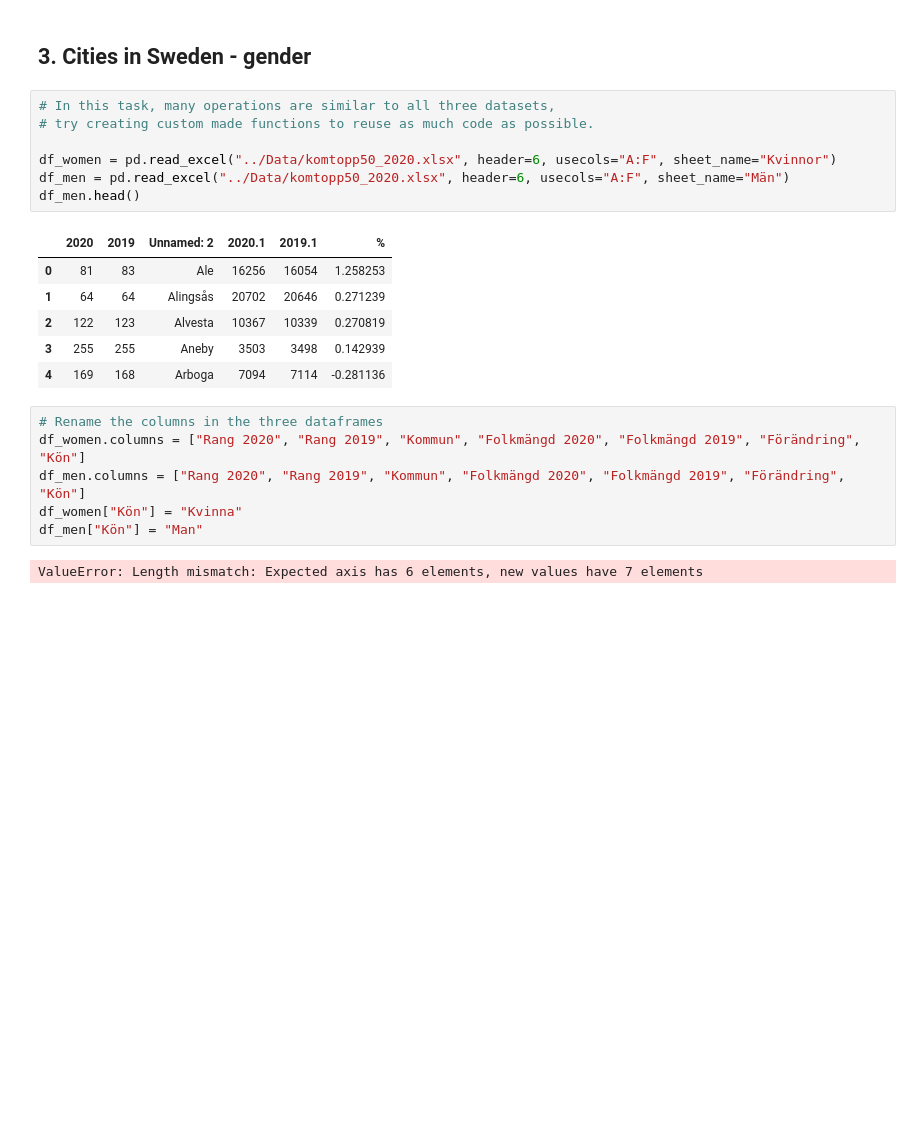
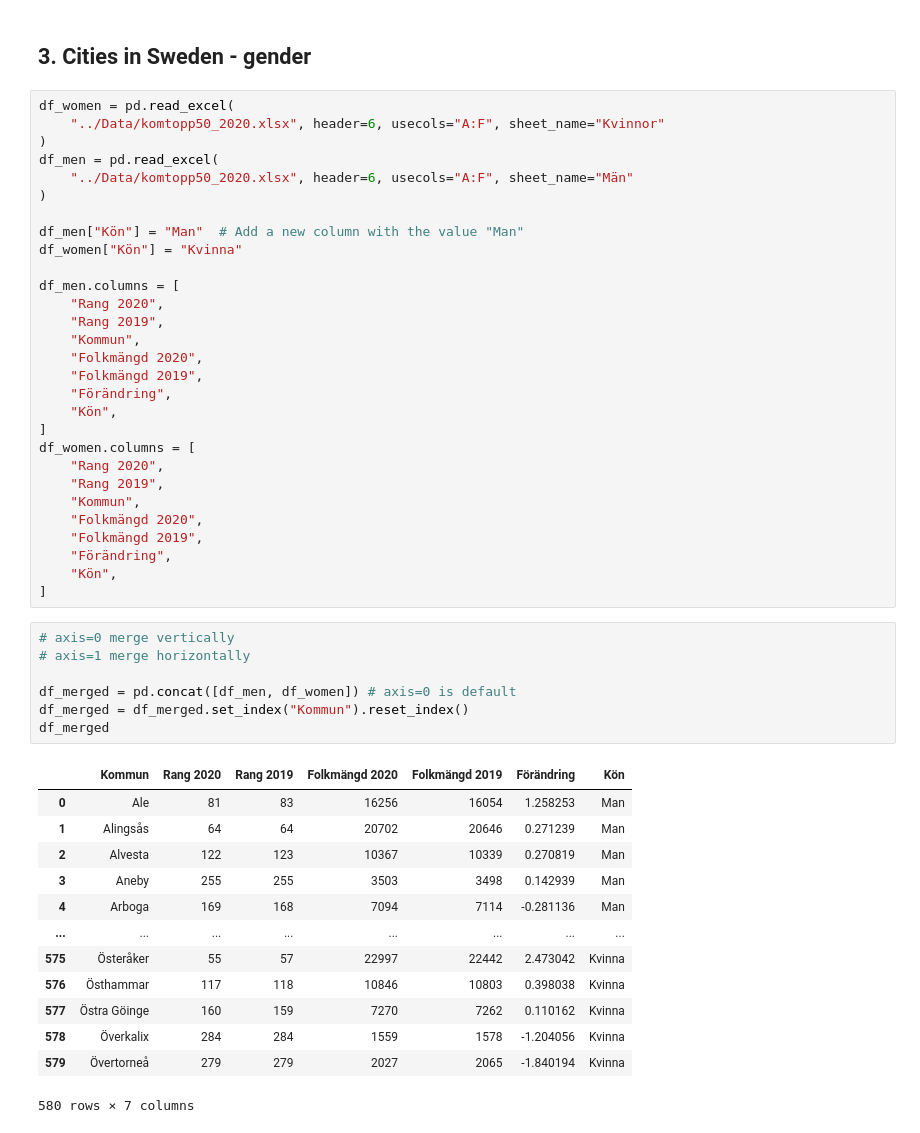
Before and after one commit to eliaselhaddad/Databehandling-Elias-El-Haddad, a Jupyter notebook: Exercises/E00_pandas_basic_syntax.ipynb, the cells around one changed output. Drawn from its saved outputs; the diff is of its cells as text; blank space fills up the shorter version.

```diff
--- a/Exercises/E00_pandas_basic_syntax.ipynb
+++ b/Exercises/E00_pandas_basic_syntax.ipynb
@@ -178,25 +177,53 @@ plt.show()
 [figure]
 # %% [markdown]
 ## 3. Cities in Sweden - gender
-# %%
-# In this task, many operations are similar to all three datasets,
-# try creating custom made functions to reuse as much code as possible.
-
-df_women = pd.read_excel("../Data/komtopp50_2020.xlsx", header=6, usecols="A:F", sheet_name="Kvinnor")
-df_men = pd.read_excel("../Data/komtopp50_2020.xlsx", header=6, usecols="A:F", sheet_name="Män")
-df_men.head()
-# %% [output]
-|  | 2020 | 2019 | Unnamed: 2 | 2020.1 | 2019.1 | % |
-| 0 | 81 | 83 | Ale | 16256 | 16054 | 1.258253 |
-| 1 | 64 | 64 | Alingsås | 20702 | 20646 | 0.271239 |
-| 2 | 122 | 123 | Alvesta | 10367 | 10339 | 0.270819 |
-| 3 | 255 | 255 | Aneby | 3503 | 3498 | 0.142939 |
-| 4 | 169 | 168 | Arboga | 7094 | 7114 | -0.281136 |
-# %%
-# Rename the columns in the three dataframes
-df_women.columns = ["Rang 2020", "Rang 2019", "Kommun", "Folkmängd 2020", "Folkmängd 2019", "Förändring", "Kön"]
-df_men.columns = ["Rang 2020", "Rang 2019", "Kommun", "Folkmängd 2020", "Folkmängd 2019", "Förändring", "Kön"]
-df_women["Kön"] = "Kvinna"
-df_men["Kön"] = "Man"
-# %% [output]
-ValueError: Length mismatch: Expected axis has 6 elements, new values have 7 elements
+# %%
+df_women = pd.read_excel(
+    "../Data/komtopp50_2020.xlsx", header=6, usecols="A:F", sheet_name="Kvinnor"
+)
+df_men = pd.read_excel(
+    "../Data/komtopp50_2020.xlsx", header=6, usecols="A:F", sheet_name="Män"
+)
+
+df_men["Kön"] = "Man"  # Add a new column with the value "Man"
+df_women["Kön"] = "Kvinna"
+
+df_men.columns = [
+    "Rang 2020",
+    "Rang 2019",
+    "Kommun",
+    "Folkmängd 2020",
+    "Folkmängd 2019",
+    "Förändring",
+    "Kön",
+]
+df_women.columns = [
+    "Rang 2020",
+    "Rang 2019",
+    "Kommun",
+    "Folkmängd 2020",
+    "Folkmängd 2019",
+    "Förändring",
+    "Kön",
+]
+# %%
+# axis=0 merge vertically
+# axis=1 merge horizontally
+
+df_merged = pd.concat([df_men, df_women]) # axis=0 is default
+df_merged = df_merged.set_index("Kommun").reset_index()
+df_merged
+# %% [output]
+|  | Kommun | Rang 2020 | Rang 2019 | Folkmängd 2020 | Folkmängd 2019 | Förändring | Kön |
+| 0 | Ale | 81 | 83 | 16256 | 16054 | 1.258253 | Man |
+| 1 | Alingsås | 64 | 64 | 20702 | 20646 | 0.271239 | Man |
+| 2 | Alvesta | 122 | 123 | 10367 | 10339 | 0.270819 | Man |
+| 3 | Aneby | 255 | 255 | 3503 | 3498 | 0.142939 | Man |
+| 4 | Arboga | 169 | 168 | 7094 | 7114 | -0.281136 | Man |
+| ... | ... | ... | ... | ... | ... | ... | ... |
+| 575 | Österåker | 55 | 57 | 22997 | 22442 | 2.473042 | Kvinna |
+| 576 | Östhammar | 117 | 118 | 10846 | 10803 | 0.398038 | Kvinna |
+| 577 | Östra Göinge | 160 | 159 | 7270 | 7262 | 0.110162 | Kvinna |
+| 578 | Överkalix | 284 | 284 | 1559 | 1578 | -1.204056 | Kvinna |
+| 579 | Övertorneå | 279 | 279 | 2027 | 2065 | -1.840194 | Kvinna |
+580 rows × 7 columns
```
Also changed, not shown: parts of 6 cells of this notebook, 2 other files.
